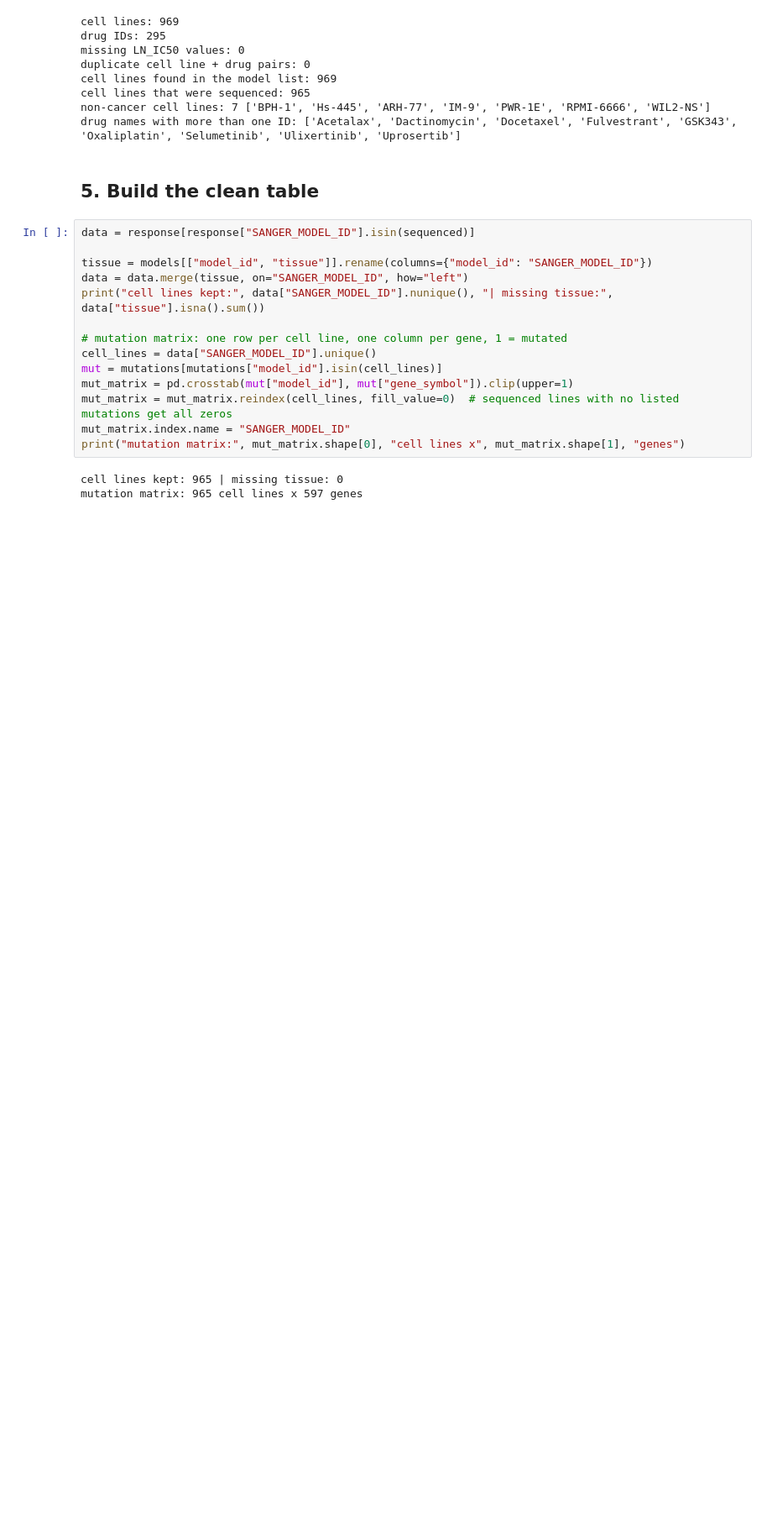
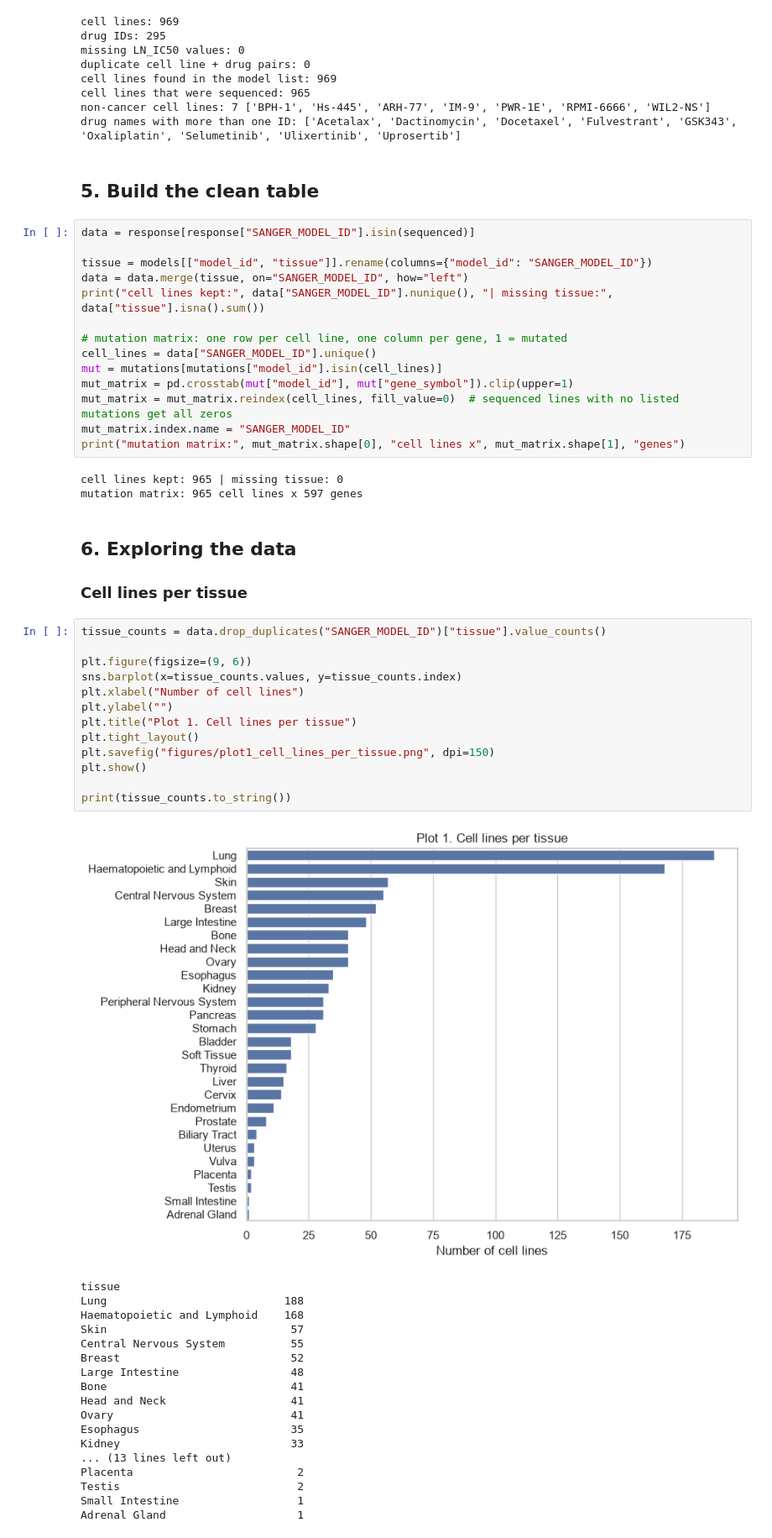
Before and after one commit to Mika1904/sentinel, a Jupyter notebook: Project_Code/Sentinel.ipynb, the cells around one changed output. Shown at 84% size. Saved outputs shown, nothing was run; the diff lists cells and outputs as text; blank space fills up the shorter version.

Commit message:
Plot cell line counts per tissue and ln(IC50) distribution

```diff
--- a/Project_Code/Sentinel.ipynb
+++ b/Project_Code/Sentinel.ipynb
@@ -117,3 +117,38 @@ print("mutation matrix:", mut_matrix.shape[0], "cell lines x", mut_matrix.shape[
 # %% [output]
 cell lines kept: 965 | missing tissue: 0
 mutation matrix: 965 cell lines x 597 genes
+# %% [markdown]
+## 6. Exploring the data
+### Cell lines per tissue
+# %%
+tissue_counts = data.drop_duplicates("SANGER_MODEL_ID")["tissue"].value_counts()
+
+plt.figure(figsize=(9, 6))
+sns.barplot(x=tissue_counts.values, y=tissue_counts.index)
+plt.xlabel("Number of cell lines")
+plt.ylabel("")
+plt.title("Plot 1. Cell lines per tissue")
+plt.tight_layout()
+plt.savefig("figures/plot1_cell_lines_per_tissue.png", dpi=150)
+plt.show()
+
+print(tissue_counts.to_string())
+# %% [output]
+[figure, added]
+tissue
+Lung                           188
+Haematopoietic and Lymphoid    168
+Skin                            57
+Central Nervous System          55
+Breast                          52
+Large Intestine                 48
+Bone                            41
+Head and Neck                   41
+Ovary                           41
+Esophagus                       35
+Kidney                          33
+... (13 lines left out)
+Placenta                         2
+Testis                           2
+Small Intestine                  1
+Adrenal Gland                    1
```
Also changed, not shown: parts of 4 cells of this notebook, 2 other files.
